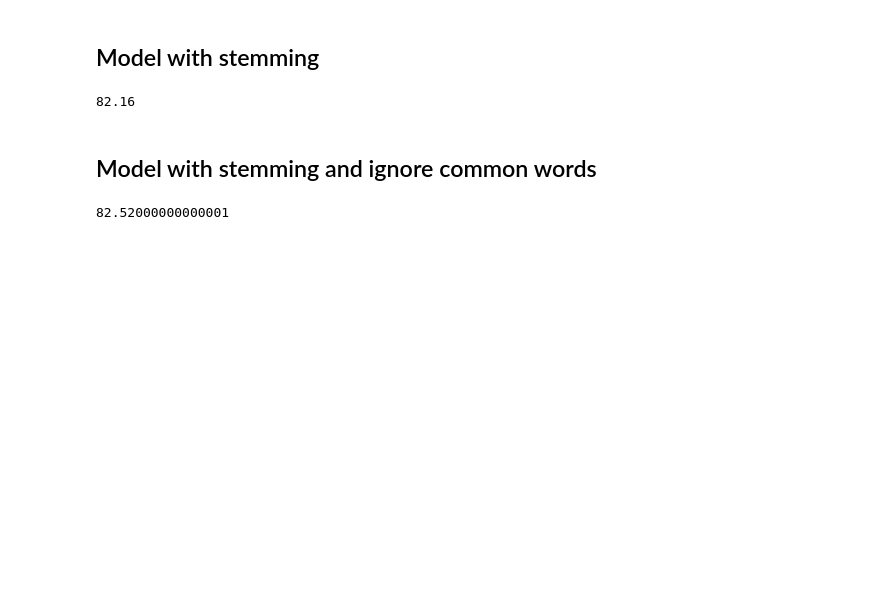
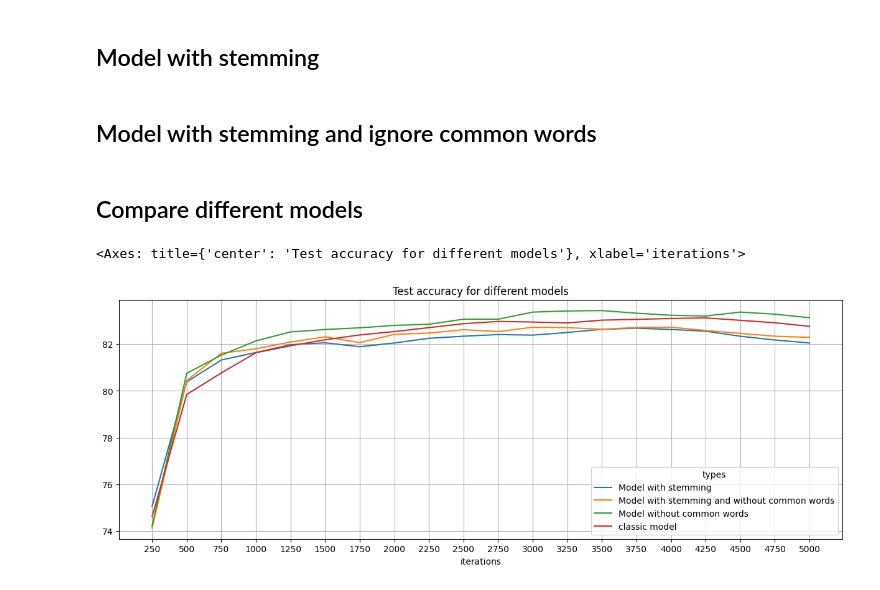
Before and after one commit to DavideLigari/movie-reviews-classification, a Jupyter notebook: mycode/movie_review.ipynb, the cells around one changed output. Saved outputs shown, nothing was run; the diff lists cells and outputs as text; code cells hidden in the pictures; blank space fills up the shorter version.

```diff
--- a/mycode/movie_review.ipynb
+++ b/mycode/movie_review.ipynb
@@ -26,11 +53,2 @@ accuracy
 # %% [markdown]
 ## Model with stemming
-# %%
-import porter
-voc=porter.stem(voc)
-train_data=fe.get_bow_representation(voc)
-w,b=tc.train_classifier(train_data)
-predictions, accuracy=tc.inference_classifier(train_data,w,b)
-accuracy
-# %% [output]
-82.16
@@ -37,11 +73,33 @@ accuracy
 # %% [markdown]
 ## Model with stemming and ignore common words
-# %%
-import porter
-voc=porter.stem(voc_no_common_words)
-train_data=fe.get_bow_representation(voc)
-w,b=tc.train_classifier(train_data)
-predictions, accuracy=tc.inference_classifier(train_data,w,b)
-accuracy
-# %% [output]
-82.52000000000001
+# %%
+for iter in range (250,5000,250):
+    voc = bv.get_vocabulary(path='../data/train/', numWords=iter)
+    voc_no_common_words = [word for word in voc if word not in words_to_ignore]
+
+    voc_stem_no_cwords = fe.stem_words(voc_no_common_words)
+
+    train_data = fe.get_bow_representation(voc_stem_no_cwords, stemming=True)
+    w, b = tc.train_classifier(train_data)
+
+    predictions, accuracy_train = tc.inference_classifier(train_data, w, b)
+
+    iterations.append(iter)
+    types.append('Model with stemming and without common words')
+    train_accuracy.append(accuracy_train)
+
+    test_data = fe.get_bow_representation(
+        voc_stem_no_cwords, path='../data/test', stemming=True)
+    predictions, accuracy_test = tc.inference_classifier(test_data, w, b)
+    test_accuracy.append(accuracy_test)
+# %% [markdown]
+## Compare different models
+# %%
+import pandas as pd
+results=pd.DataFrame({'iterations':iterations,'types':types,'test_accuracy':test_accuracy,'train_accuracy':train_accuracy})
+results=results.pivot(index='iterations',columns='types',values='test_accuracy')
+results.to_csv('results.csv',index=True)
+results.plot(kind='line',title='Test accuracy for different models',legend=True,grid=True,figsize=(15,5),xticks=range(250,5250,250))
+# %% [output]
+<Axes: title={'center': 'Test accuracy for different models'}, xlabel='iterations'>
+[figure, added]
```
Also changed, not shown: parts of 6 cells of this notebook, 9 other files.
